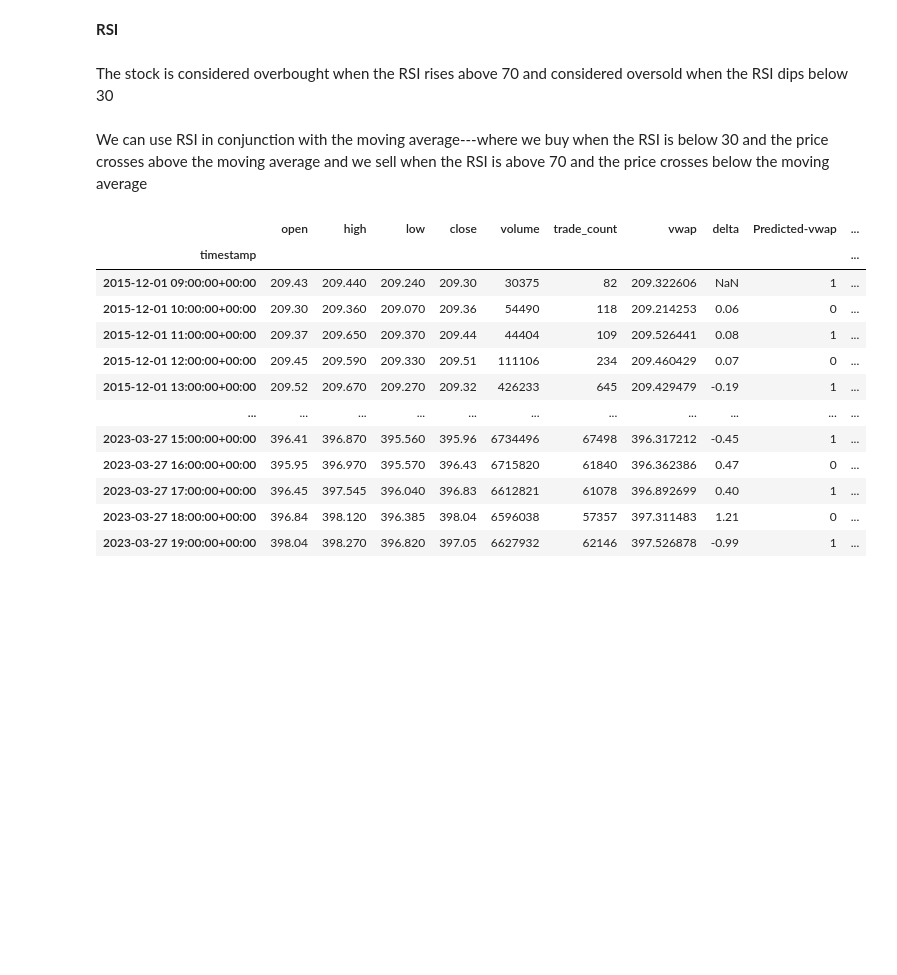
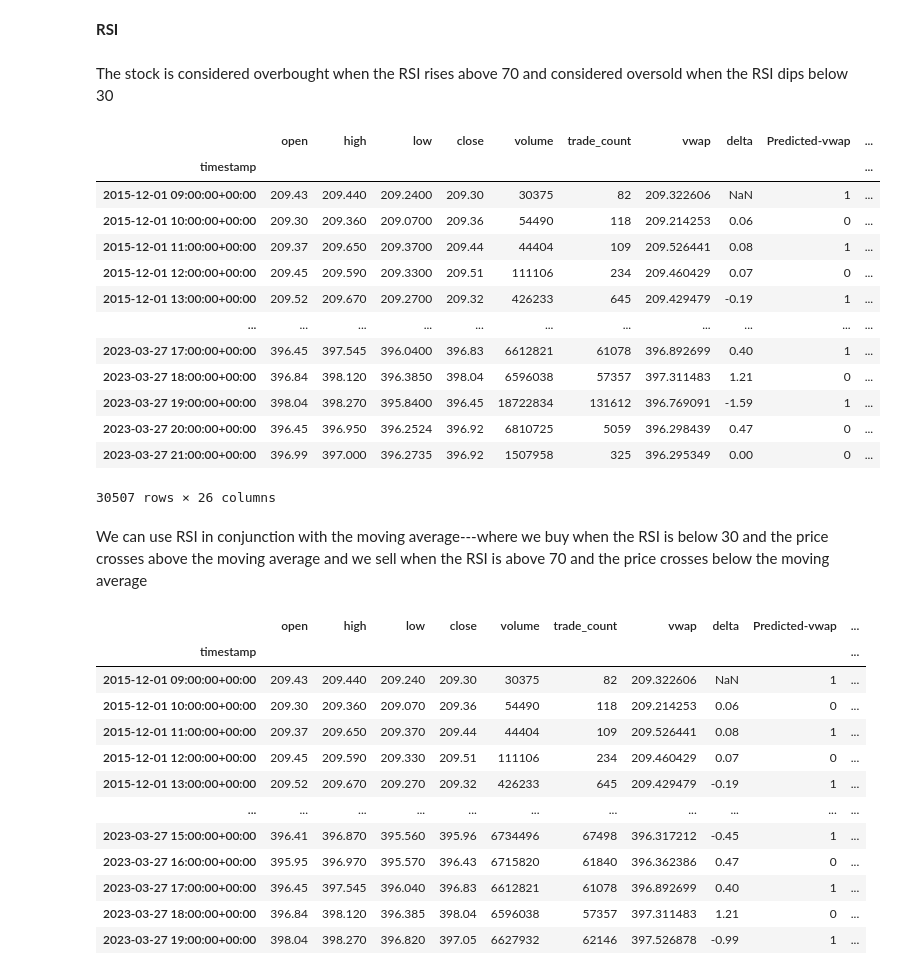
Before and after one commit to v-puppala/Neural-Network-based-Algotrader, a Jupyter notebook: Vishal-Algotrading/Vishal-Algotrading.ipynb, the cells around one changed output. Drawn from its saved outputs; the diff is of its cells as text; code cells hidden in the pictures; blank space fills up the shorter version.

```diff
--- a/Vishal-Algotrading/Vishal-Algotrading.ipynb
+++ b/Vishal-Algotrading/Vishal-Algotrading.ipynb
@@ -96,6 +97,55 @@ def calculate_rsi(price_diff, n=14):
         rsi[i]=100-(100/(1+rs))
     return rsi
 historical_data['rsi'] = calculate_rsi(historical_data.loc[:,['delta']])
+# %%
+def sma(n)
+
+sma10=TA.SMA(historical_data,period=10)
+historical_data['sma-10']=sma10
+sma=[0]*len(historical_data['close'])
+sum=0
+close=historical_data['close']
+for i in range(10):
+    sum+=close[i]
+avg=sum/10
+historical_data.loc[historical_data.index[:10], 'sma-10'] = avg
+
+sma50=TA.SMA(historical_data,period=50)
+historical_data['sma-50']=sma50
+sma=[0]*len(historical_data['close'])
+sum=0
+close=historical_data['close']
+for i in range(50):
+    sum+=close[i]
+avg=sum/50
+historical_data.loc[historical_data.index[:50], 'sma-50'] = avg
+
+sma50=TA.SMA(historical_data,period=50)
+historical_data['sma-50']=sma50
+sma=[0]*len(historical_data['close'])
+sum=0
+close=historical_data['close']
+for i in range(50):
+    sum+=close[i]
+avg=sum/50
+historical_data.loc[historical_data.index[:50], 'sma-50'] = avg
+
+historical_data
+# %% [output]
+|  | open | high | low | close | volume | trade_count | vwap | delta | Predicted-vwap | ... |
+| timestamp |  |  |  |  |  |  |  |  |  | ... |
+| 2015-12-01 09:00:00+00:00 | 209.43 | 209.440 | 209.2400 | 209.30 | 30375 | 82 | 209.322606 | NaN | 1 | ... |
+| 2015-12-01 10:00:00+00:00 | 209.30 | 209.360 | 209.0700 | 209.36 | 54490 | 118 | 209.214253 | 0.06 | 0 | ... |
+| 2015-12-01 11:00:00+00:00 | 209.37 | 209.650 | 209.3700 | 209.44 | 44404 | 109 | 209.526441 | 0.08 | 1 | ... |
+| 2015-12-01 12:00:00+00:00 | 209.45 | 209.590 | 209.3300 | 209.51 | 111106 | 234 | 209.460429 | 0.07 | 0 | ... |
+| 2015-12-01 13:00:00+00:00 | 209.52 | 209.670 | 209.2700 | 209.32 | 426233 | 645 | 209.429479 | -0.19 | 1 | ... |
+| ... | ... | ... | ... | ... | ... | ... | ... | ... | ... | ... |
+| 2023-03-27 17:00:00+00:00 | 396.45 | 397.545 | 396.0400 | 396.83 | 6612821 | 61078 | 396.892699 | 0.40 | 1 | ... |
+| 2023-03-27 18:00:00+00:00 | 396.84 | 398.120 | 396.3850 | 398.04 | 6596038 | 57357 | 397.311483 | 1.21 | 0 | ... |
+| 2023-03-27 19:00:00+00:00 | 398.04 | 398.270 | 395.8400 | 396.45 | 18722834 | 131612 | 396.769091 | -1.59 | 1 | ... |
+| 2023-03-27 20:00:00+00:00 | 396.45 | 396.950 | 396.2524 | 396.92 | 6810725 | 5059 | 396.298439 | 0.47 | 0 | ... |
+| 2023-03-27 21:00:00+00:00 | 396.99 | 397.000 | 396.2735 | 396.92 | 1507958 | 325 | 396.295349 | 0.00 | 0 | ... |
+30507 rows × 26 columns
 # %% [markdown]
 We can use RSI in conjunction with the moving average---where we buy when the RSI is below 30 and the price crosses above the moving average and we sell when the RSI is above 70 and the price crosses below the moving average
 # %%
```
Also changed, not shown: parts of 10 cells of this notebook.
